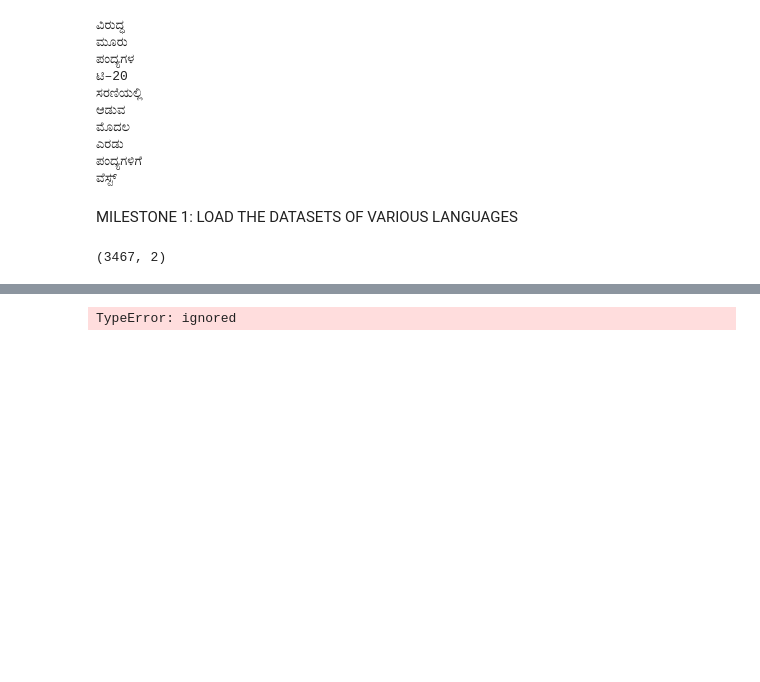
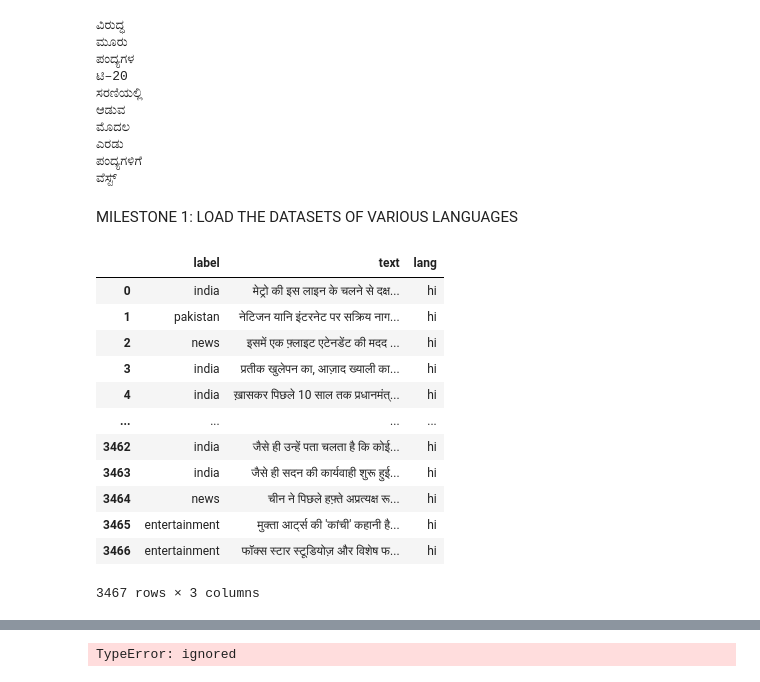
Before and after one commit to Tiru-Kaggundi/Adv_ML_project, a Jupyter notebook: LM_detection.ipynb, the cells around one changed output, grey strips where cells are left out. Saved outputs shown, nothing was run; the diff lists cells and outputs as text; code cells hidden in the pictures; blank space fills up the shorter version.

```diff
--- a/LM_detection.ipynb
+++ b/LM_detection.ipynb
@@ -315,10 +315,24 @@ for t in tokenizer_basic(kannada_string):
 MILESTONE 1: LOAD THE DATASETS OF VARIOUS LANGUAGES
 # %%
 # Load Hindi train and test
-train_hi = pd.read_csv('/content/gdrive/MyDrive/AML_Project/hi/hi-train.csv', header=None)
-test_hi = pd.read_csv('/content/gdrive/MyDrive/AML_Project/hi/hi-test.csv', header=None)
-train_hi.shape
+train_hi = pd.read_csv('/content/gdrive/MyDrive/AML_Project/hi/hi-train.csv', names = ["label", "text"], header=None)
+train_hi['lang'] = "hi"
+test_hi = pd.read_csv('/content/gdrive/MyDrive/AML_Project/hi/hi-test.csv', names = ["label", "text"], header=None)
+test_hi['lang'] = "hi"
+train_hi
 # %% [output]
+|  | label | text | lang |
+| 0 | india | मेट्रो की इस लाइन के चलने से दक्ष... | hi |
+| 1 | pakistan | नेटिजन यानि इंटरनेट पर सक्रिय नाग... | hi |
+| 2 | news | इसमें एक फ़्लाइट एटेनडेंट की मदद ... | hi |
+| 3 | india | प्रतीक खुलेपन का, आज़ाद ख्याली का... | hi |
+| 4 | india | ख़ासकर पिछले 10 साल तक प्रधानमंत्... | hi |
+| ... | ... | ... | ... |
+| 3462 | india | जैसे ही उन्हें पता चलता है कि कोई... | hi |
+| 3463 | india | जैसे ही सदन की कार्यवाही शुरू हुई... | hi |
+| 3464 | news | चीन ने पिछले हफ़्ते अप्रत्यक्ष रू... | hi |
+| 3465 | entertainment | मुक्ता आर्ट्स की 'कांची' कहानी है... | hi |
+| 3466 | entertainment | फॉक्स स्टार स्टूडियोज़ और विशेष फ... | hi |
-(3467, 2)
+3467 rows × 3 columns
 # %%
 # Load Kannada train and test
```
Also changed, not shown: parts of 7 cells of this notebook.
